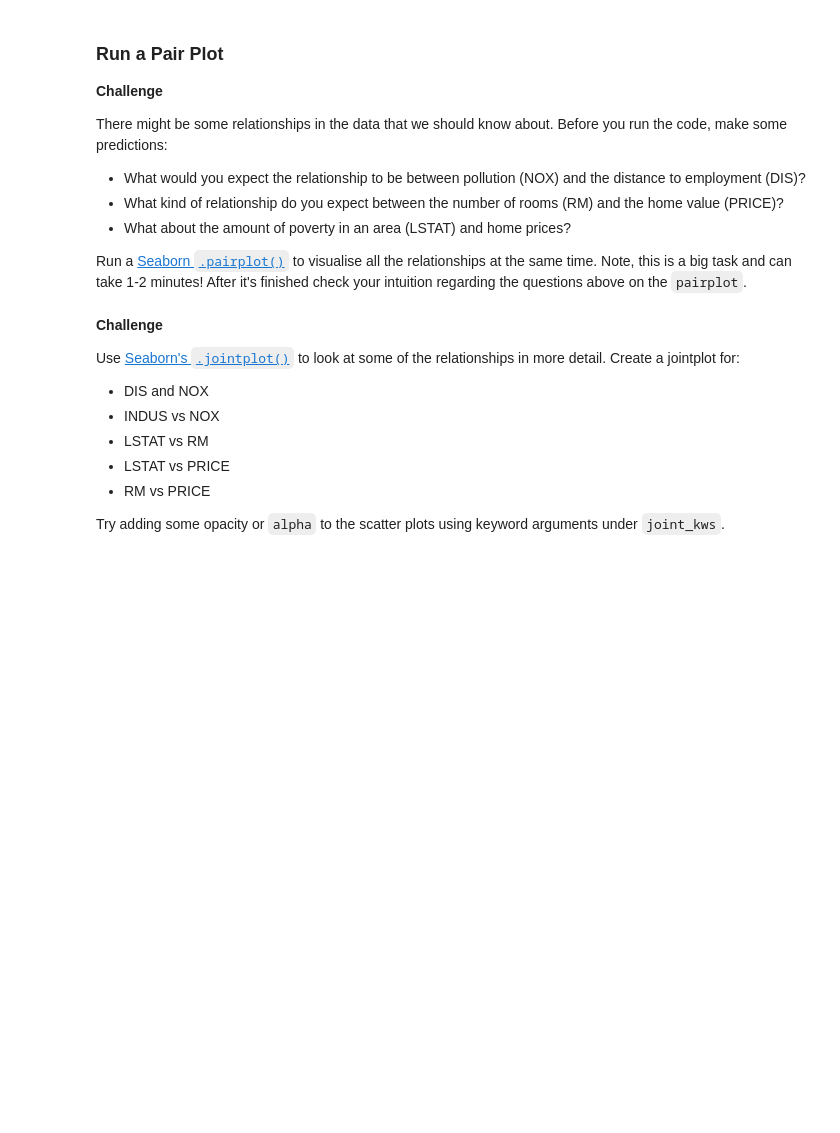
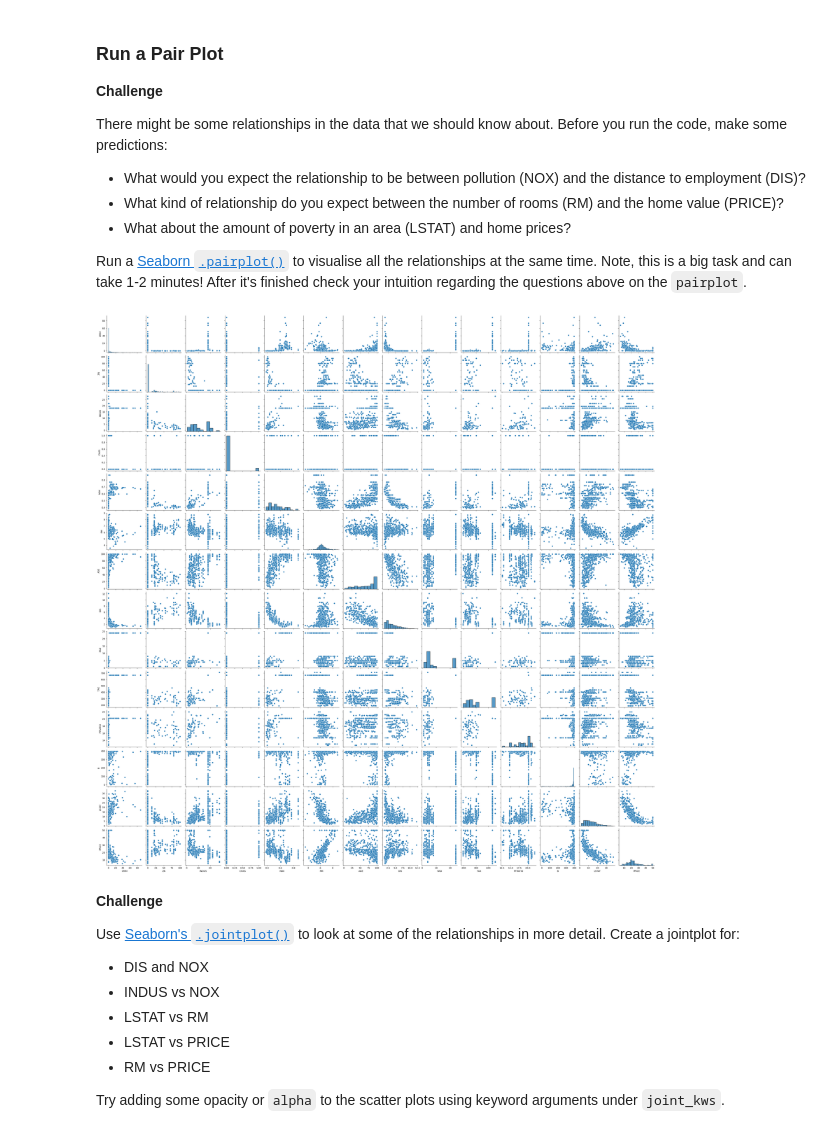
Before and after one commit to Soulbolt/Day-81-Capstone-Project-Predict-house-prices, a Jupyter notebook: Multivariable_Regression_and_Valuation_Model_(start).ipynb, the cells around one changed output. Cells and saved outputs as stored; diff of their text form; code cells hidden in the pictures; blank space fills up the shorter version.

Commit message:
Complete Understand the Relationships in the Data, Distance from Employment vs Pollution, Proportion of Non-Retail Industry vs Pollution  charts Challenges.

```diff
--- a/Multivariable_Regression_and_Valuation_Model_(start).ipynb
+++ b/Multivariable_Regression_and_Valuation_Model_(start).ipynb
@@ -245,6 +237,11 @@ There might be some relationships in the data that we should know about. Before
 * What about the amount of poverty in an area (LSTAT) and home prices?
 
 Run a [Seaborn `.pairplot()`](https://seaborn.pydata.org/generated/seaborn.pairplot.html?highlight=pairplot#seaborn.pairplot) to visualise all the relationships at the same time. Note, this is a big task and can take 1-2 minutes! After it's finished check your intuition regarding the questions above on the `pairplot`.
+# %%
+sns.pairplot(data)
+plt.show()
+# %% [output]
+[figure, added]
 # %% [markdown]
 **Challenge**
 
```
Also changed, not shown: parts of 3 cells of this notebook.
